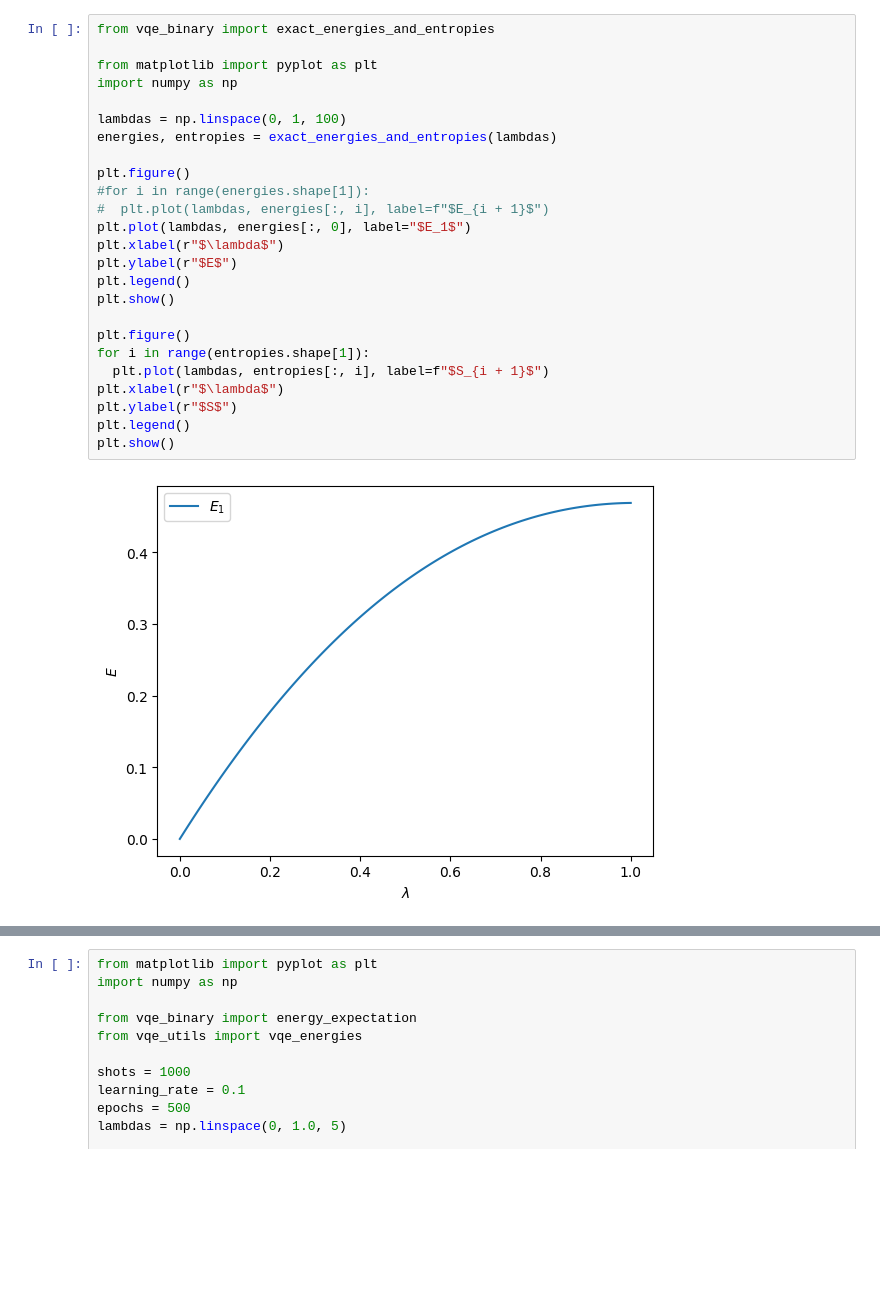
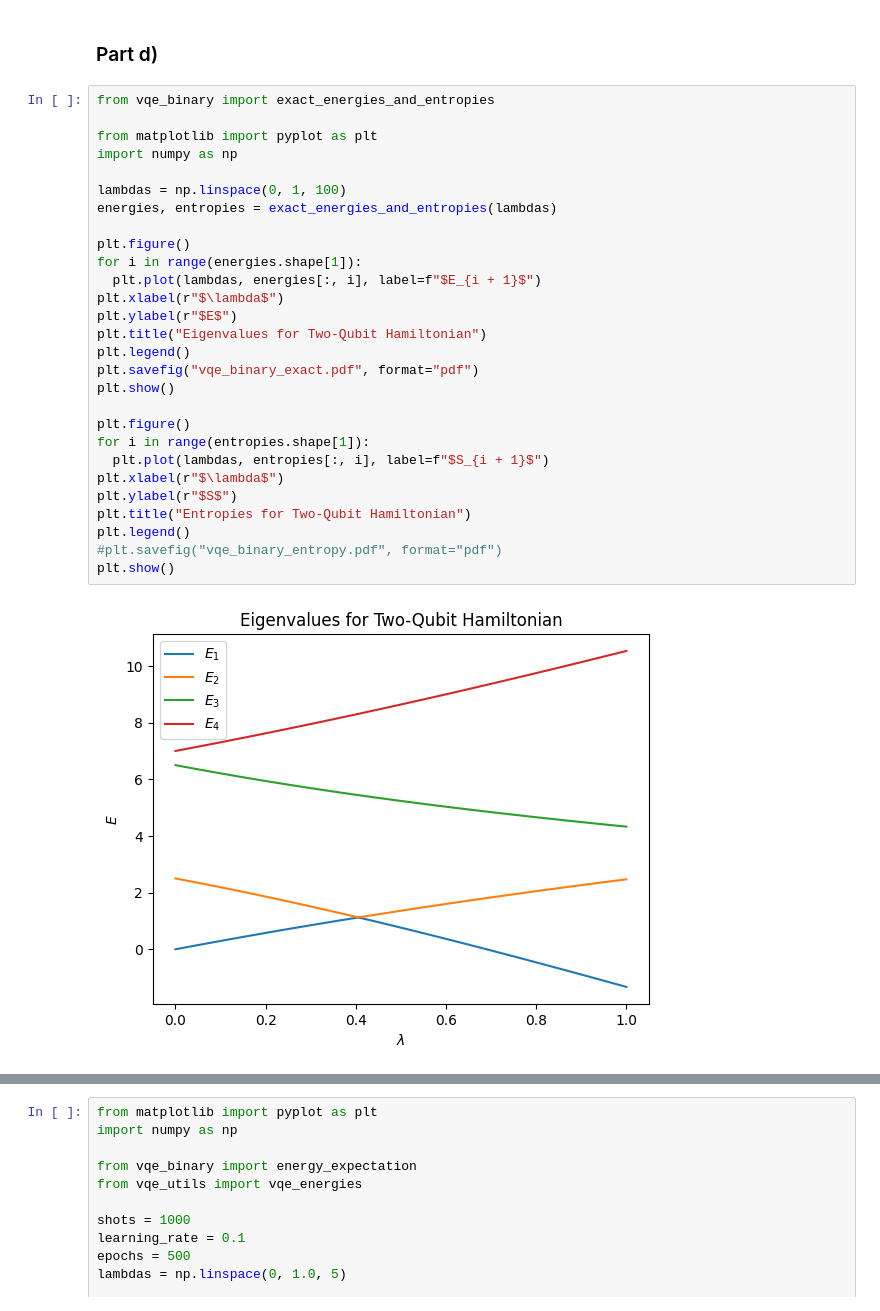
Before and after one commit to semapheur/fys5419, a Jupyter notebook: project_1/code/part_de.ipynb, the cells around one changed output, grey strips where cells are left out. Saved outputs shown, nothing was run; the diff lists cells and outputs as text; blank space fills up the shorter version.

```diff
--- a/project_1/code/part_de.ipynb
+++ b/project_1/code/part_de.ipynb
@@ -1,27 +1,32 @@
+# %% [markdown]
+### Part d)
 # %%
 from vqe_binary import exact_energies_and_entropies
 
 from matplotlib import pyplot as plt
 import numpy as np
 
 lambdas = np.linspace(0, 1, 100)
 energies, entropies = exact_energies_and_entropies(lambdas)
 
 plt.figure()
-#for i in range(energies.shape[1]):
-#  plt.plot(lambdas, energies[:, i], label=f"$E_{i + 1}$")
-plt.plot(lambdas, energies[:, 0], label="$E_1$")
+for i in range(energies.shape[1]):
+  plt.plot(lambdas, energies[:, i], label=f"$E_{i + 1}$")
 plt.xlabel(r"$\lambda$")
 plt.ylabel(r"$E$")
+plt.title("Eigenvalues for Two-Qubit Hamiltonian")
 plt.legend()
+plt.savefig("vqe_binary_exact.pdf", format="pdf")
 plt.show()
 
 plt.figure()
 for i in range(entropies.shape[1]):
   plt.plot(lambdas, entropies[:, i], label=f"$S_{i + 1}$")
 plt.xlabel(r"$\lambda$")
 plt.ylabel(r"$S$")
+plt.title("Entropies for Two-Qubit Hamiltonian")
 plt.legend()
+#plt.savefig("vqe_binary_entropy.pdf", format="pdf")
 plt.show()
 # %% [output]
-[figure, old version]
+[figure, new version]
```
Also changed, not shown: parts of 1 cell of this notebook, 12 other files.
